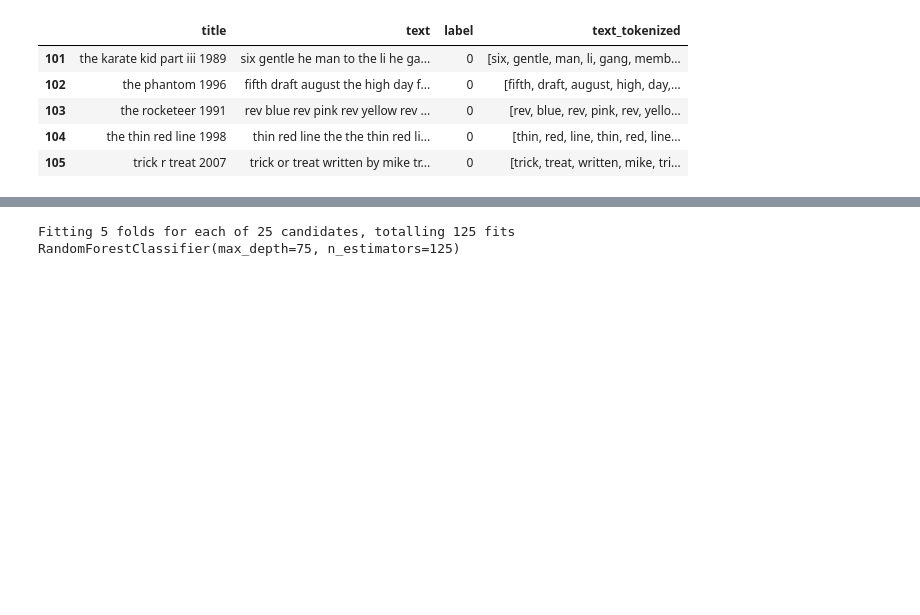
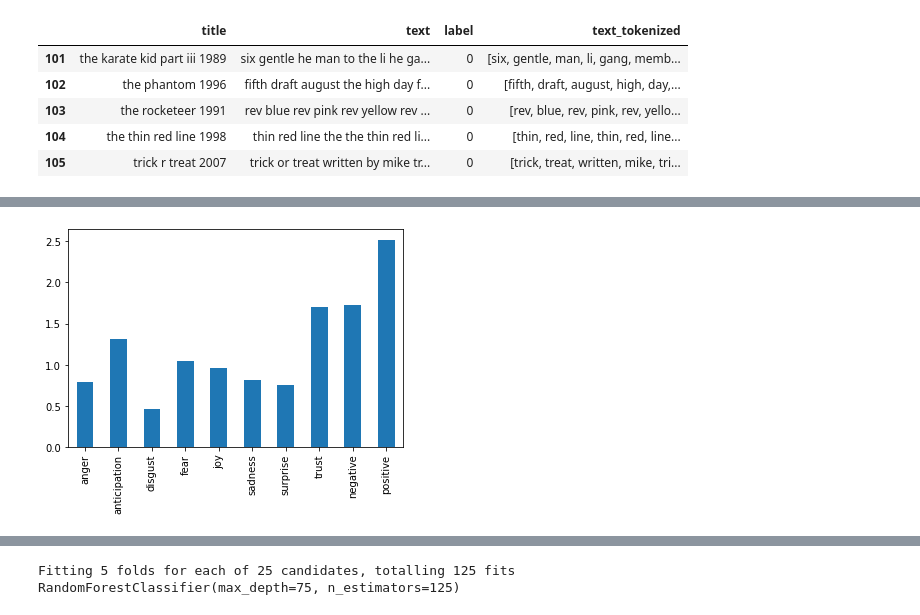
Before and after one commit to JagrajGill/ScreenplayEmotionDetection, a Jupyter notebook: A3_Jagraj_Gill.ipynb, the cells around one changed output, grey strips where cells are left out. Drawn from its saved outputs; the diff is of its cells as text; code cells hidden in the pictures; blank space fills up the shorter version.

```diff
--- a/A3_Jagraj_Gill.ipynb
+++ b/A3_Jagraj_Gill.ipynb
@@ -707,3 +733,31 @@ See the caveats in the documentation: https://pandas.pydata.org/pandas-docs/stab
+# %%
+#relative emotion scores for non-oscar nominated movies
+df_unremark = df_unremark.applymap(lambda x: x.replace('"', ''))
+
+df_unremark= df_unremark[["anger",
+        "anticipation",
+        "disgust",
+        "fear",
+        "joy",
+        "sadness",
+        "surprise",
+        "trust",
+"negative",
+        "positive"]].astype(float)
+
+df_unremark[["anger",
+        "anticipation",
+        "disgust",
+        "fear",
+        "joy",
+        "sadness",
+        "surprise",
+        "trust",
+"negative",
+        "positive"]].sum().plot.bar()
+plt.show()
+# %% [output]
+[figure, added]
 # %%
 # model pre-processing
 
```
Also changed, not shown: parts of 20 cells of this notebook, 1 other file.
